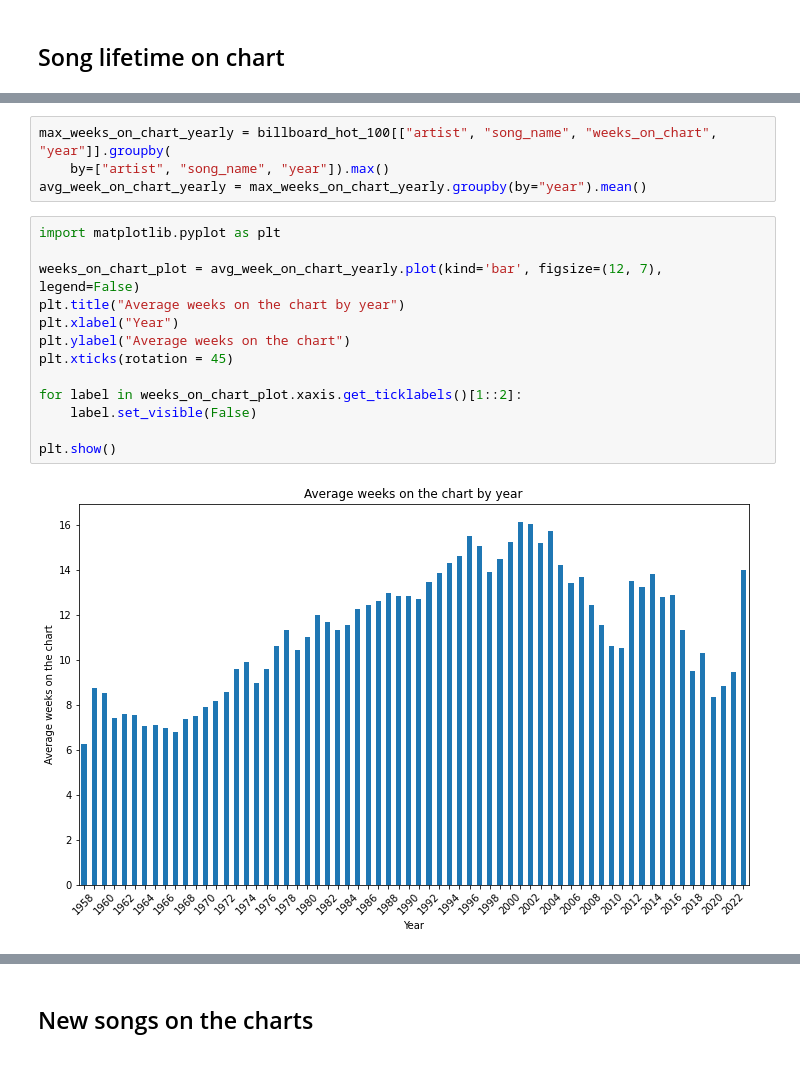
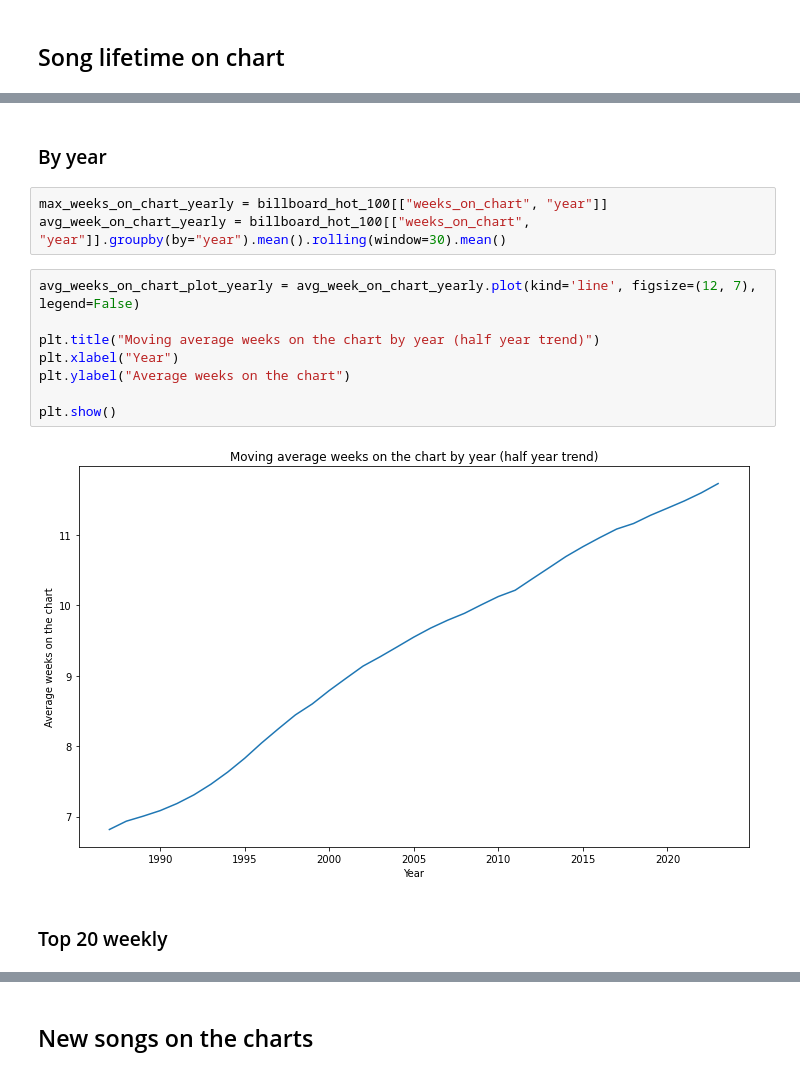
Before and after one commit to martalech/pop_charts_dynamics, a Jupyter notebook: data_statistics.ipynb, the cells around one changed output, grey strips where cells are left out. Saved outputs shown, nothing was run; the diff lists cells and outputs as text.

```diff
--- a/data_statistics.ipynb
+++ b/data_statistics.ipynb
@@ -43,19 +53,17 @@ Average max weeks on chart for all songs:  11.055281504867141
+# %% [markdown]
+### By year
 # %%
-max_weeks_on_chart_yearly = billboard_hot_100[["artist", "song_name", "weeks_on_chart", "year"]].groupby(
-    by=["artist", "song_name", "year"]).max()
-avg_week_on_chart_yearly = max_weeks_on_chart_yearly.groupby(by="year").mean()
+max_weeks_on_chart_yearly = billboard_hot_100[["weeks_on_chart", "year"]]
+avg_week_on_chart_yearly = billboard_hot_100[["weeks_on_chart", "year"]].groupby(by="year").mean().rolling(window=30).mean()
 # %%
-import matplotlib.pyplot as plt
+avg_weeks_on_chart_plot_yearly = avg_week_on_chart_yearly.plot(kind='line', figsize=(12, 7), legend=False)
 
-weeks_on_chart_plot = avg_week_on_chart_yearly.plot(kind='bar', figsize=(12, 7), legend=False)
-plt.title("Average weeks on the chart by year")
+plt.title("Moving average weeks on the chart by year (half year trend)")
 plt.xlabel("Year")
 plt.ylabel("Average weeks on the chart")
-plt.xticks(rotation = 45)
-
-for label in weeks_on_chart_plot.xaxis.get_ticklabels()[1::2]:
-    label.set_visible(False)
 
 plt.show()
 # %% [output]
-[figure, old version]
+[figure, new version]
+# %% [markdown]
+### Top 20 weekly
```
Also changed, not shown: parts of 15 cells of this notebook.
